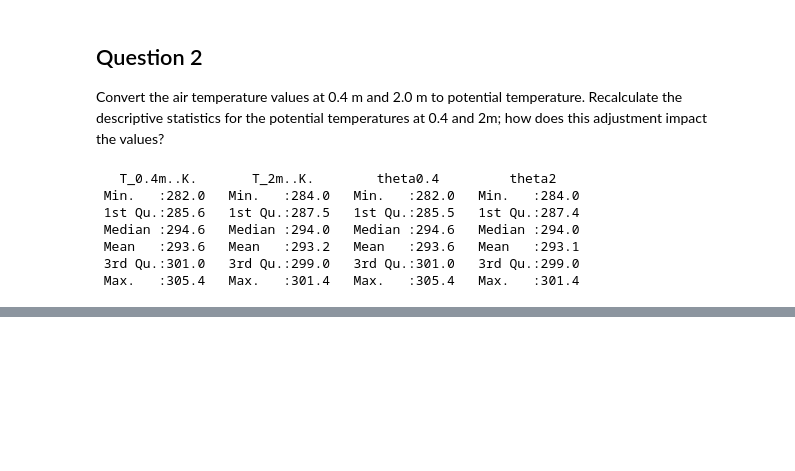
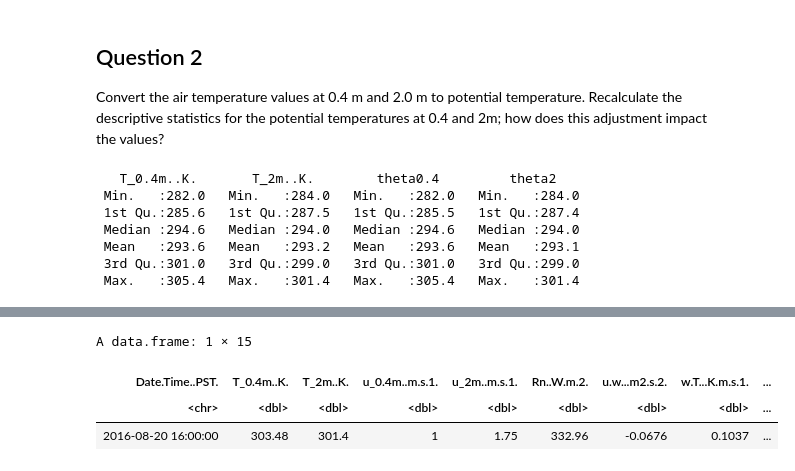
Before and after one commit to laurelyne/assignment4, a Jupyter notebook: 04.ipynb, the cells around one changed output, grey strips where cells are left out. Cells and saved outputs as stored; diff of their text form; code cells hidden in the pictures; blank space fills up the shorter version.

```diff
--- a/04.ipynb
+++ b/04.ipynb
@@ -110,0 +172,8 @@ The adjustment
+# %%
+df4 <- filter(df, Date.Time..PST. == "2016-08-20 16:00:00")
+df4
+# %% [output]
+A data.frame: 1 × 15
+| Date.Time..PST. | T_0.4m..K. | T_2m..K. | u_0.4m..m.s.1. | u_2m..m.s.1. | Rn..W.m.2. | u.w...m2.s.2. | w.T...K.m.s.1. | ... |
+| <chr> | <dbl> | <dbl> | <dbl> | <dbl> | <dbl> | <dbl> | <dbl> | ... |
+| 2016-08-20 16:00:00 | 303.48 | 301.4 | 1 | 1.75 | 332.96 | -0.0676 | 0.1037 | ... |
```
Also changed, not shown: parts of 12 cells of this notebook.
